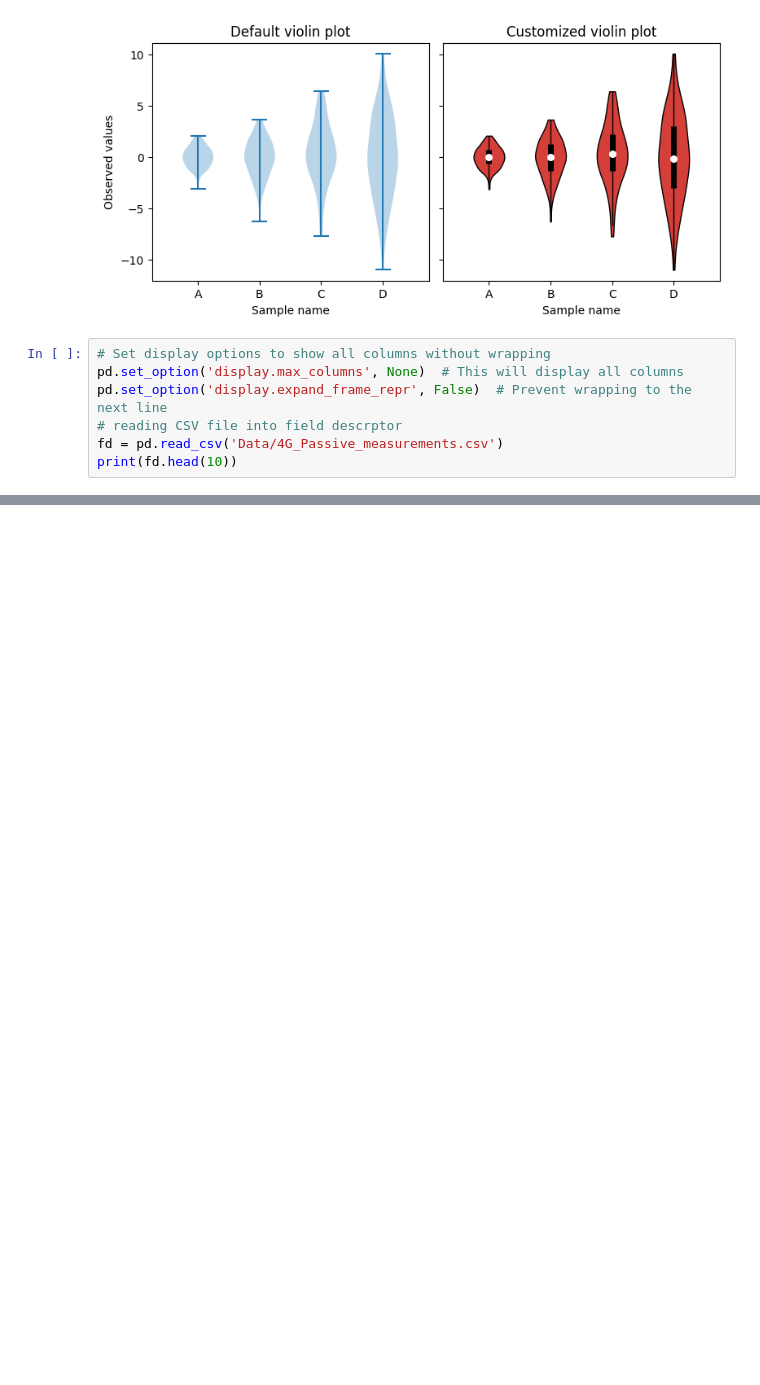
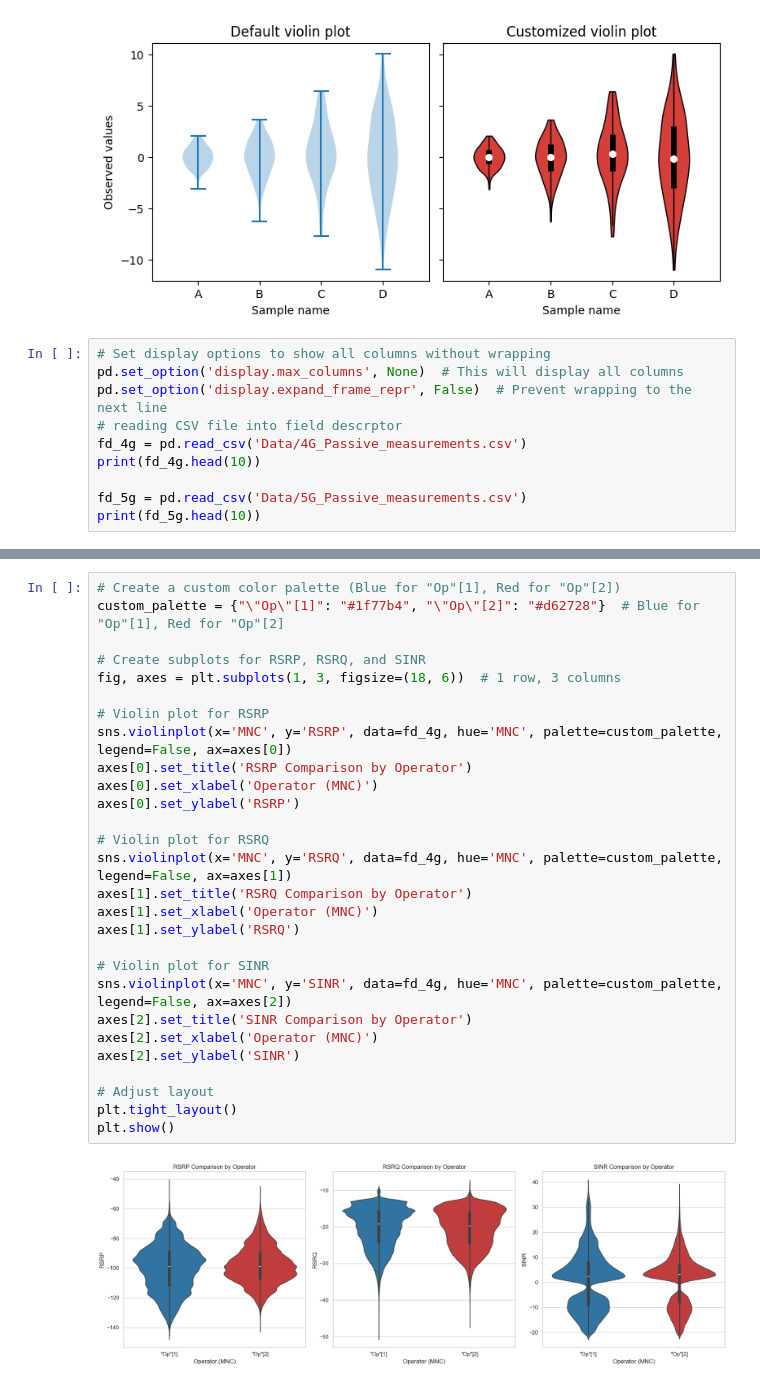
Before and after one commit to carolinevannebo/Remote-Education, a Jupyter notebook: IN5060_Assignment_2.ipynb, the cells around one changed output, grey strips where cells are left out. Cells and saved outputs as stored; diff of their text form; blank space fills up the shorter version.

Commit message:
RSRP

```diff
--- a/IN5060_Assignment_2.ipynb
+++ b/IN5060_Assignment_2.ipynb
@@ -62,8 +63,11 @@ plt.show()
 pd.set_option('display.max_columns', None)  # This will display all columns
 pd.set_option('display.expand_frame_repr', False)  # Prevent wrapping to the next line
 # reading CSV file into field descrptor
-fd = pd.read_csv('Data/4G_Passive_measurements.csv')
-print(fd.head(10))
+fd_4g = pd.read_csv('Data/4G_Passive_measurements.csv')
+print(fd_4g.head(10))
+
+fd_5g = pd.read_csv('Data/5G_Passive_measurements.csv')
+print(fd_5g.head(10))
 # %% [output]
    Unnamed: 0        Date          Time           UTC   Latitude  Longitude  Altitude  Speed  EARFCN  Frequency  PCI      MNC  CellIdentity  eNodeB.ID  Power   SINR   RSRP   RSRQ scenario  cellLongitu ...
 0      231098  14.01.2021  09:19:28.214  1.613291e+09  41.896722  12.507302     53.66   4.03    6300      806.0  412  "Op"[1]      76860425     300236 -54.38   6.70 -78.68 -19.41       OW      12.5042 ...
@@ -82,0 +107,30 @@ print(list(fd.columns))
+# %%
+# Create a custom color palette (Blue for "Op"[1], Red for "Op"[2])
+custom_palette = {"\"Op\"[1]": "#1f77b4", "\"Op\"[2]": "#d62728"}  # Blue for "Op"[1], Red for "Op"[2]
+
+# Create subplots for RSRP, RSRQ, and SINR
+fig, axes = plt.subplots(1, 3, figsize=(18, 6))  # 1 row, 3 columns
+
+# Violin plot for RSRP
+sns.violinplot(x='MNC', y='RSRP', data=fd_4g, hue='MNC', palette=custom_palette, legend=False, ax=axes[0])
+axes[0].set_title('RSRP Comparison by Operator')
+axes[0].set_xlabel('Operator (MNC)')
+axes[0].set_ylabel('RSRP')
+
+# Violin plot for RSRQ
+sns.violinplot(x='MNC', y='RSRQ', data=fd_4g, hue='MNC', palette=custom_palette, legend=False, ax=axes[1])
+axes[1].set_title('RSRQ Comparison by Operator')
+axes[1].set_xlabel('Operator (MNC)')
+axes[1].set_ylabel('RSRQ')
+
+# Violin plot for SINR
+sns.violinplot(x='MNC', y='SINR', data=fd_4g, hue='MNC', palette=custom_palette, legend=False, ax=axes[2])
+axes[2].set_title('SINR Comparison by Operator')
+axes[2].set_xlabel('Operator (MNC)')
+axes[2].set_ylabel('SINR')
+
+# Adjust layout
+plt.tight_layout()
+plt.show()
+# %% [output]
+[figure, added]
```
Also changed, not shown: parts of 5 cells of this notebook, 1 other file.
